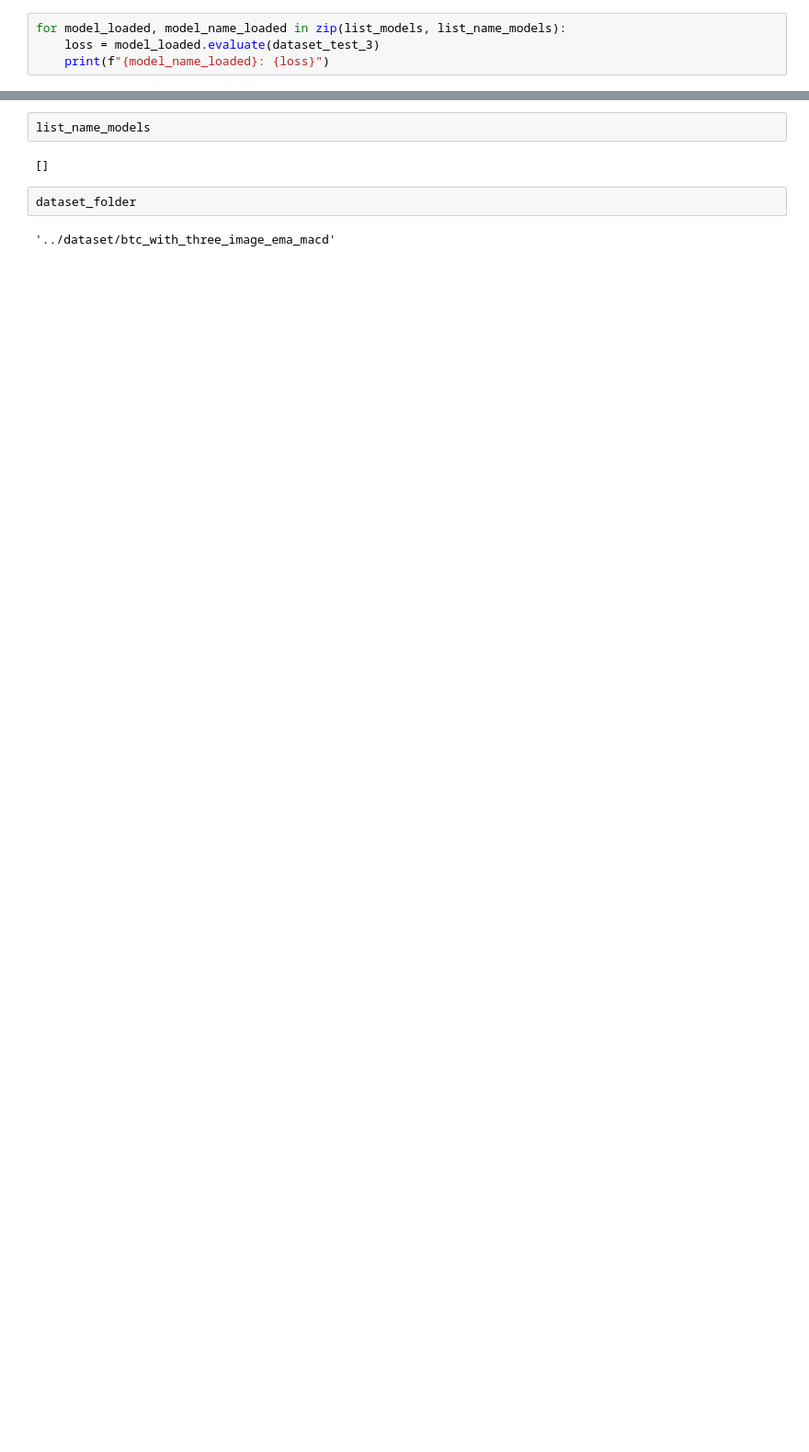
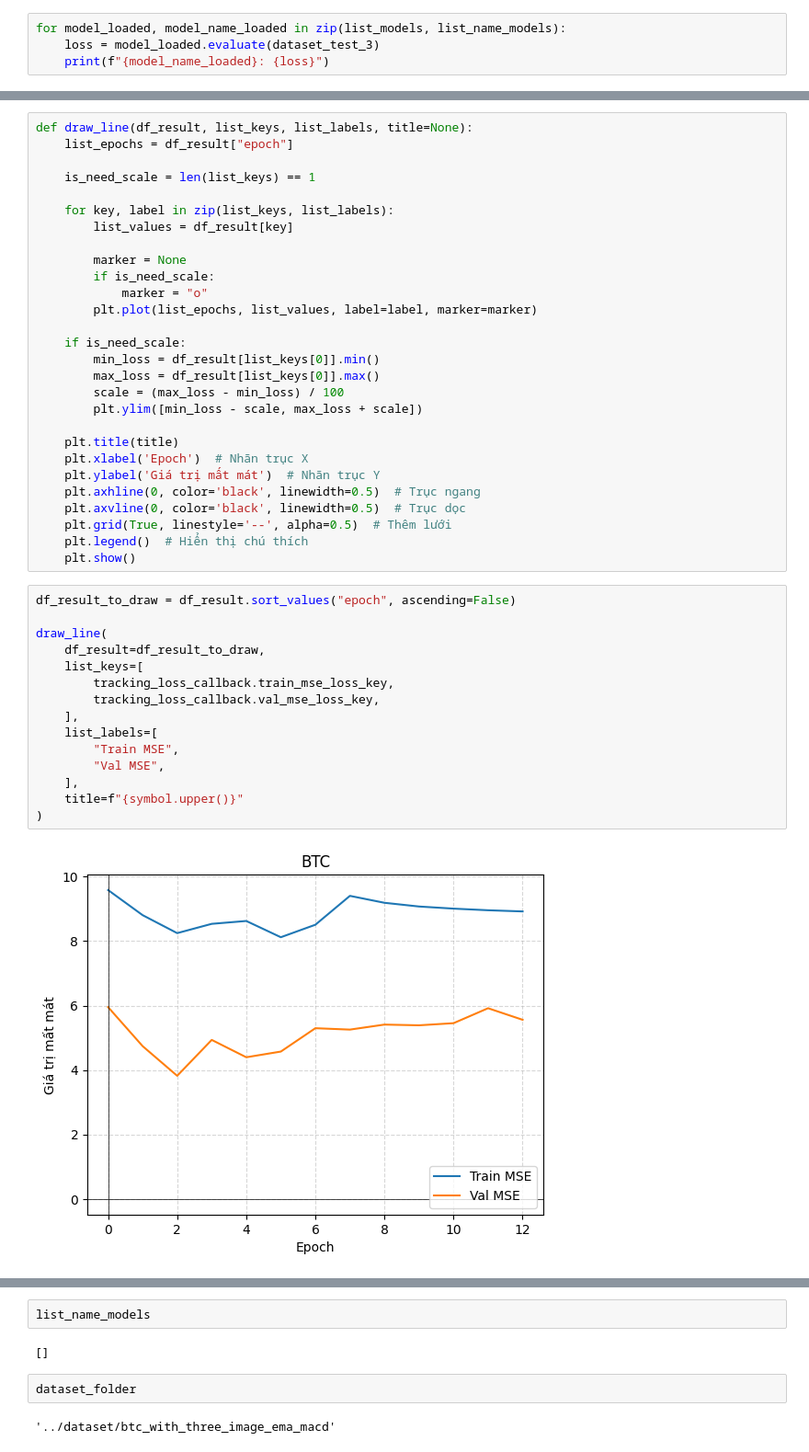
Before and after one commit to raming20/CNN-LSTM-predict-stock-price, a Jupyter notebook: data_analytics/CV_stock_market/train_model/model_use_attention.ipynb, the cells around one changed output, grey strips where cells are left out. Shown at 92% size. Saved outputs shown, nothing was run; the diff lists cells and outputs as text; blank space fills up the shorter version.

```diff
--- a/data_analytics/CV_stock_market/train_model/model_use_attention.ipynb
+++ b/data_analytics/CV_stock_market/train_model/model_use_attention.ipynb
@@ -579,0 +472,45 @@ plt.ylim([min_train_loss - scale, max_train_loss + scale])
+# %%
+def draw_line(df_result, list_keys, list_labels, title=None):
+    list_epochs = df_result["epoch"]
+
+    is_need_scale = len(list_keys) == 1
+
+    for key, label in zip(list_keys, list_labels):
+        list_values = df_result[key]
+
+        marker = None
+        if is_need_scale:
+            marker = "o"
+        plt.plot(list_epochs, list_values, label=label, marker=marker)
+
+    if is_need_scale:
+        min_loss = df_result[list_keys[0]].min()
+        max_loss = df_result[list_keys[0]].max()
+        scale = (max_loss - min_loss) / 100
+        plt.ylim([min_loss - scale, max_loss + scale])
+
+    plt.title(title)
+    plt.xlabel('Epoch')  # Nhãn trục X
+    plt.ylabel('Giá trị mất mát')  # Nhãn trục Y
+    plt.axhline(0, color='black', linewidth=0.5)  # Trục ngang
+    plt.axvline(0, color='black', linewidth=0.5)  # Trục dọc
+    plt.grid(True, linestyle='--', alpha=0.5)  # Thêm lưới
+    plt.legend()  # Hiển thị chú thích
+    plt.show()
+# %%
+df_result_to_draw = df_result.sort_values("epoch", ascending=False)
+
+draw_line(
+    df_result=df_result_to_draw,
+    list_keys=[
+        tracking_loss_callback.train_mse_loss_key,
+        tracking_loss_callback.val_mse_loss_key,
+    ],
+    list_labels=[
+        "Train MSE",
+        "Val MSE",
+    ],
+    title=f"{symbol.upper()}"
+)
+# %% [output]
+[figure, added]
```
Also changed, not shown: parts of 19 cells of this notebook, 1 other file.
